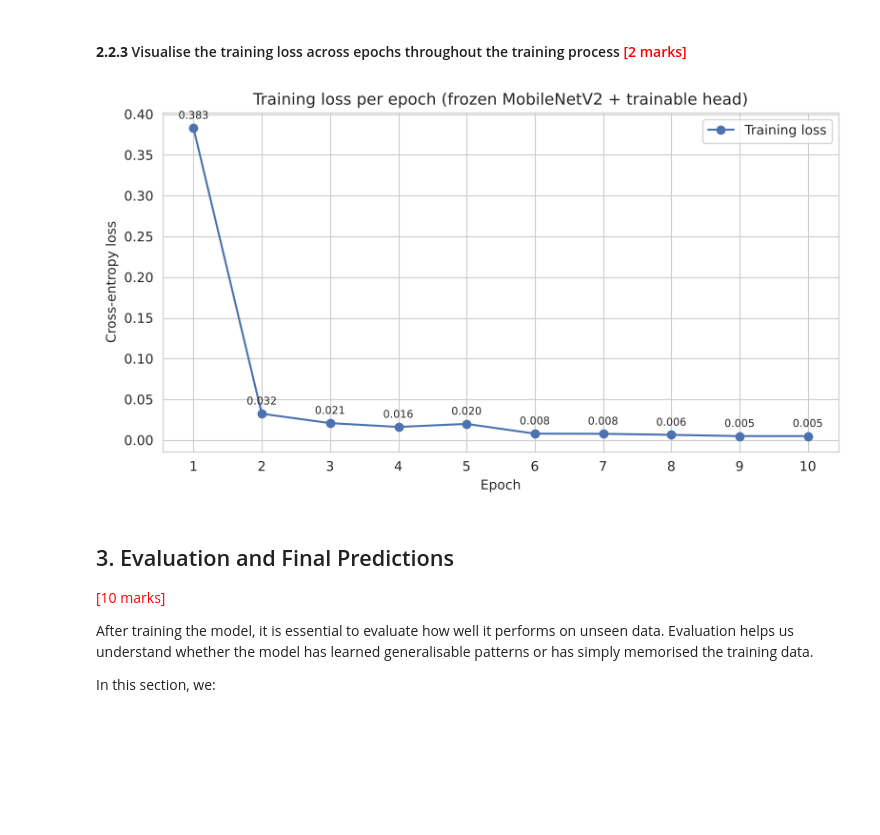
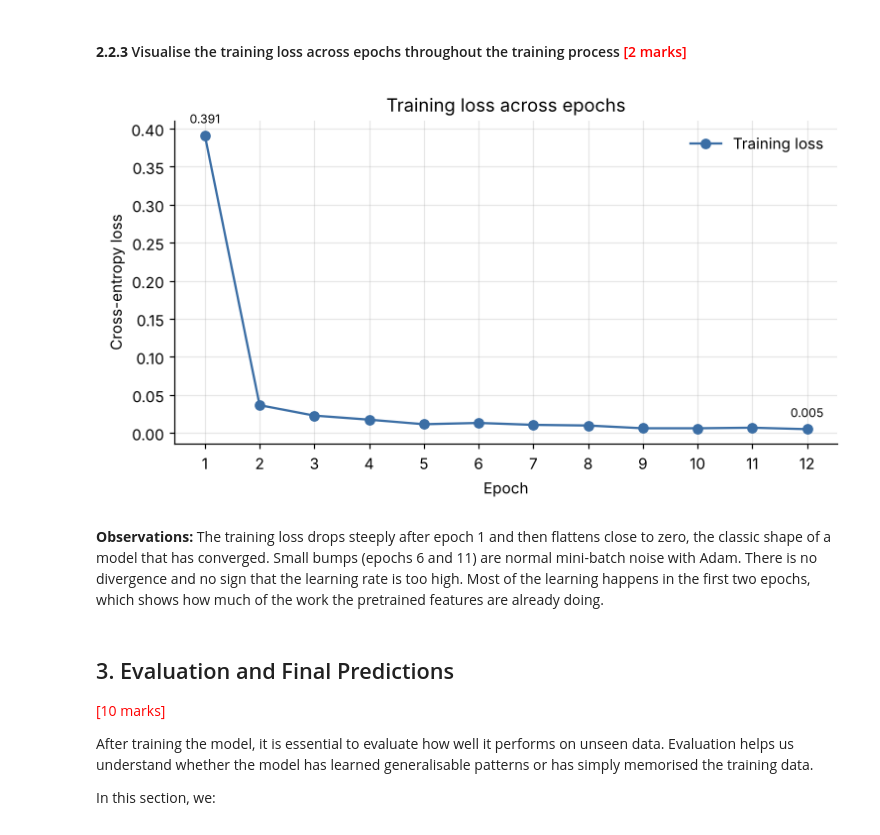
Before and after one commit to bulah16/C7-Project, a Jupyter notebook: Transfer_Learning_Surface_Defect_MBulah.ipynb, the cells around one changed output. Drawn from its saved outputs; the diff is of its cells as text; code cells hidden in the pictures; blank space fills up the shorter version.

```diff
--- a/Transfer_Learning_Surface_Defect_MBulah.ipynb
+++ b/Transfer_Learning_Surface_Defect_MBulah.ipynb
@@ -376,18 +352,18 @@ Deep learning models are trained on data in **batches** rather than loading the
 PyTorch provides the [`DataLoader`](https://docs.pytorch.org/docs/stable/data.html#torch.utils.data.DataLoader) utility to batch the data, shuffle training samples and load data efficiently during training. For Tensorflow, you can use similar functionality provided by [`tf.data.Dataset` API](https://www.tensorflow.org/api_docs/python/tf/data/Dataset), which supports efficient batching, shuffling, prefetching, and parallel data loading within the input pipeline.
 # %%
 # DataLoader Creation
+
 BATCH_SIZE = 32
-NUM_WORKERS = 2
 g = torch.Generator().manual_seed(SEED)
 
 train_loader = DataLoader(train_dataset, batch_size=BATCH_SIZE, shuffle=True,
-                          num_workers=NUM_WORKERS, generator=g, pin_memory=torch.cuda.is_available())
-val_loader   = DataLoader(val_dataset, batch_size=BATCH_SIZE, shuffle=False,
-                          num_workers=NUM_WORKERS, pin_memory=torch.cuda.is_available())
+                          num_workers=0, generator=g)
+val_loader = DataLoader(val_dataset, batch_size=BATCH_SIZE, shuffle=False,
+                        num_workers=0)
 
 images, labels = next(iter(train_loader))
 print(f"Train batches: {len(train_loader)} | Validation batches: {len(val_loader)}")
-print("One training batch - images:", tuple(images.shape), "| labels:", tuple(labels.shape))
+print(f"One training batch -> images {tuple(images.shape)}, labels {tuple(labels.shape)}")
 print("Labels in first batch:", labels.tolist())
 # %% [output]
 Train batches: 45 | Validation batches: 12
@@ -670,16 +685,26 @@ Backbone weights & BN statistics unchanged after training: True
 #### **2.2.3** Visualise the training loss across epochs throughout the training process <font color=red>[2 marks]</font>
 # %%
 # Training Loss Visualisation
-fig, ax = plt.subplots(figsize=(8, 4.5))
-ax.plot(history_df["epoch"], history_df["train_loss"], marker="o", color="#4C72B0", label="Training loss")
-for e, l in zip(history_df["epoch"], history_df["train_loss"]):
-    ax.annotate(f"{l:.3f}", (e, l), textcoords="offset points", xytext=(0, 7), ha="center", fontsize=8)
-ax.set_xlabel("Epoch"); ax.set_ylabel("Cross-entropy loss")
-ax.set_title("Training loss per epoch (frozen MobileNetV2 + trainable head)")
-ax.set_xticks(history_df["epoch"]); ax.legend()
-plt.tight_layout(); plt.show()
+
+epochs = range(1, EPOCHS + 1)
+fig, ax = plt.subplots(figsize=(7, 4))
+ax.plot(epochs, history["train_loss"], marker="o", color="#3b6ea5", label="Training loss")
+ax.set_xlabel("Epoch")
+ax.set_ylabel("Cross-entropy loss")
+ax.set_title("Training loss across epochs")
+ax.set_xticks(list(epochs))
+for e, l in zip(epochs, history["train_loss"]):
+    if e in (1, EPOCHS):
+        ax.annotate(f"{l:.3f}", (e, l), textcoords="offset points", xytext=(0, 8),
+                    ha="center", fontsize=8)
+ax.legend(frameon=False)
+plt.tight_layout()
+plt.savefig(f"{FIG_DIR}/training_loss.png", bbox_inches="tight")
+plt.show()
 # %% [output]
-[figure, old version]
+[figure, new version]
+# %% [markdown]
+**Observations:** The training loss drops steeply after epoch 1 and then flattens close to zero, the classic shape of a model that has converged. Small bumps (epochs 6 and 11) are normal mini-batch noise with Adam. There is no divergence and no sign that the learning rate is too high. Most of the learning happens in the first two epochs, which shows how much of the work the pretrained features are already doing.
 # %% [markdown]
 ## 3. Evaluation and Final Predictions
 
```
Also changed, not shown: parts of 42 cells of this notebook.
